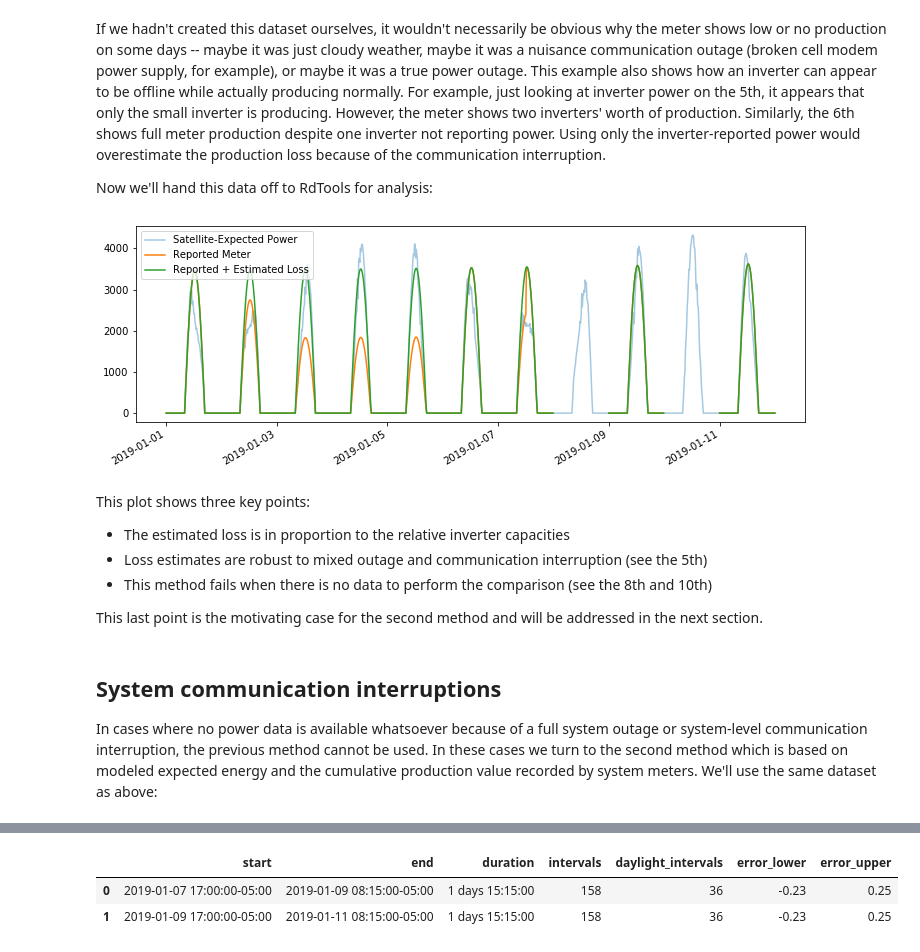
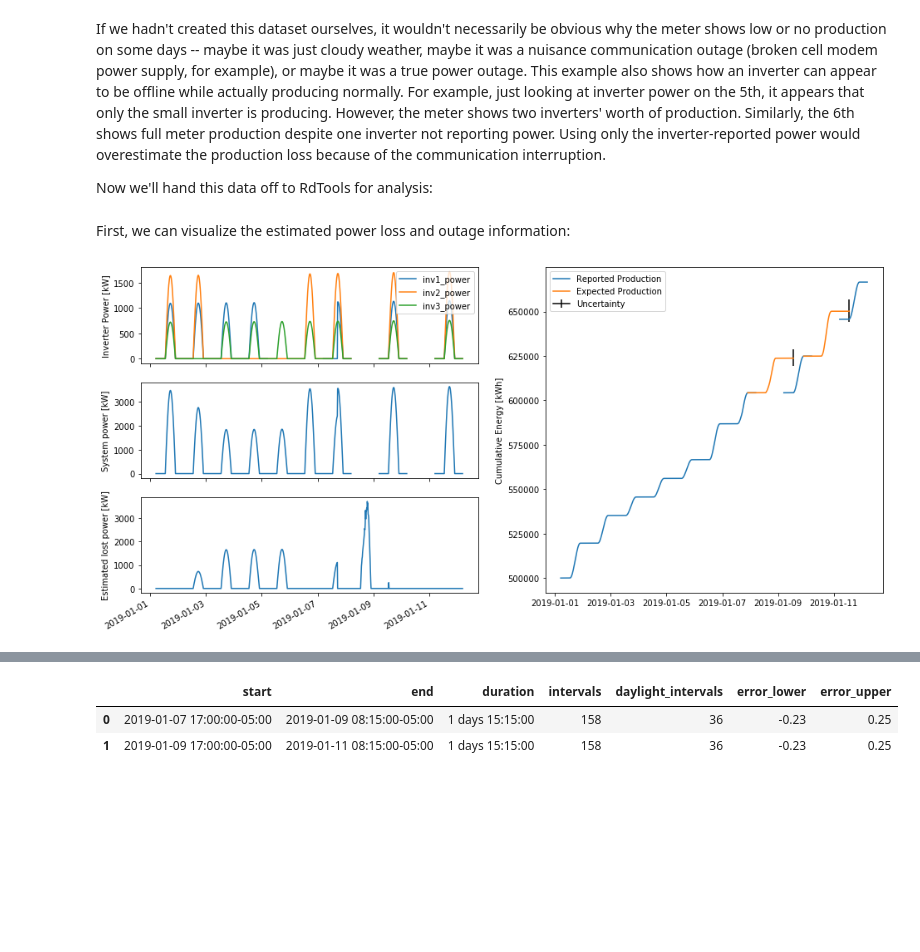
Before and after one commit to NREL/rdtools, a Jupyter notebook: docs/system_availability_example.ipynb, the cells around one changed output, grey strips where cells are left out. Cells and saved outputs as stored; diff of their text form; code cells hidden in the pictures; blank space fills up the shorter version.

```diff
--- a/docs/system_availability_example.ipynb
+++ b/docs/system_availability_example.ipynb
@@ -38,7 +38,8 @@ def make_dataset():
     """
 
     # generate a plausible clear-sky power signal
-    times = pd.date_range('2019-01-01', '2019-01-12', freq='15min', tz='US/Eastern')
+    times = pd.date_range('2019-01-01', '2019-01-12', freq='15min', tz='US/Eastern',
+                          closed='left')
     location = pvlib.location.Location(40, -80)
     clearsky = location.get_clearsky(times, model='haurwitz')
     # just scale GHI to power for simplicity
@@ -119,37 +120,18 @@ plt.show()
 If we hadn't created this dataset ourselves, it wouldn't necessarily be obvious why the meter shows low or no production on some days -- maybe it was just cloudy weather, maybe it was a nuisance communication outage (broken cell modem power supply, for example), or maybe it was a true power outage.  This example also shows how an inverter can appear to be offline while actually producing normally.  For example, just looking at inverter power on the 5th, it appears that only the small inverter is producing.  However, the meter shows two inverters' worth of production.  Similarly, the 6th shows full meter production despite one inverter not reporting power.  Using only the inverter-reported power would overestimate the production loss because of the communication interruption.
 
 Now we'll hand this data off to RdTools for analysis:
-# %%
-lost_power = rdtools.availability.loss_from_power(
-                subsystem_power=df[['inv1_power', 'inv2_power', 'inv3_power']],
-                system_power=df['meter_power']
-)
-
-# plot reported production + estimated loss production, with the
-# independent expected power signal for comparison
-plt.figure(figsize=(12,4))
-expected_power.plot(ls='-', label='Satellite-Expected Power', alpha=0.4)
-df['meter_power'].plot(label='Reported Meter')
-(df['meter_power'] + lost_power).plot(label='Reported + Estimated Loss')
-plt.legend()
-plt.show()
-# %% [output]
-[figure, removed]
-# %% [markdown]
-This plot shows three key points:
-
-- The estimated loss is in proportion to the relative inverter capacities
-- Loss estimates are robust to mixed outage and communication interruption (see the 5th)
-- This method fails when there is no data to perform the comparison (see the 8th and 10th)
-
-This last point is the motivating case for the second method and will be addressed in the next section.
-# %% [markdown]
-## System communication interruptions
-
-In cases where no power data is available whatsoever because of a full system outage or system-level communication interruption, the previous method cannot be used.  In these cases we turn to the second method which is based on modeled expected energy and the cumulative production value recorded by system meters.  We'll use the same dataset as above:
 # %%
-outage_info = rdtools.availability.loss_from_energy(
-                power=df['meter_power'],
-                energy=df['meter_energy'],
-                subsystem_power=df[['inv1_power', 'inv2_power', 'inv3_power']],
-                expected_power=expected_power)
+aa = rdtools.availability.AvailabilityAnalysis(
+    system_power=df['meter_power'],
+    subsystem_power=df[['inv1_power', 'inv2_power', 'inv3_power']],
+    cumulative_energy=df['meter_energy'],
+    expected_power=expected_power,
+)
+# identify and classify outages, rolling up to daily availability:
+aa.run(rollup_period='d')
+# %% [markdown]
+First, we can visualize the estimated power loss and outage information:
+# %%
+fig = aa.plot()
+# %% [output]
+[figure, added]
```
Also changed, not shown: parts of 12 cells of this notebook, 6 other files.
